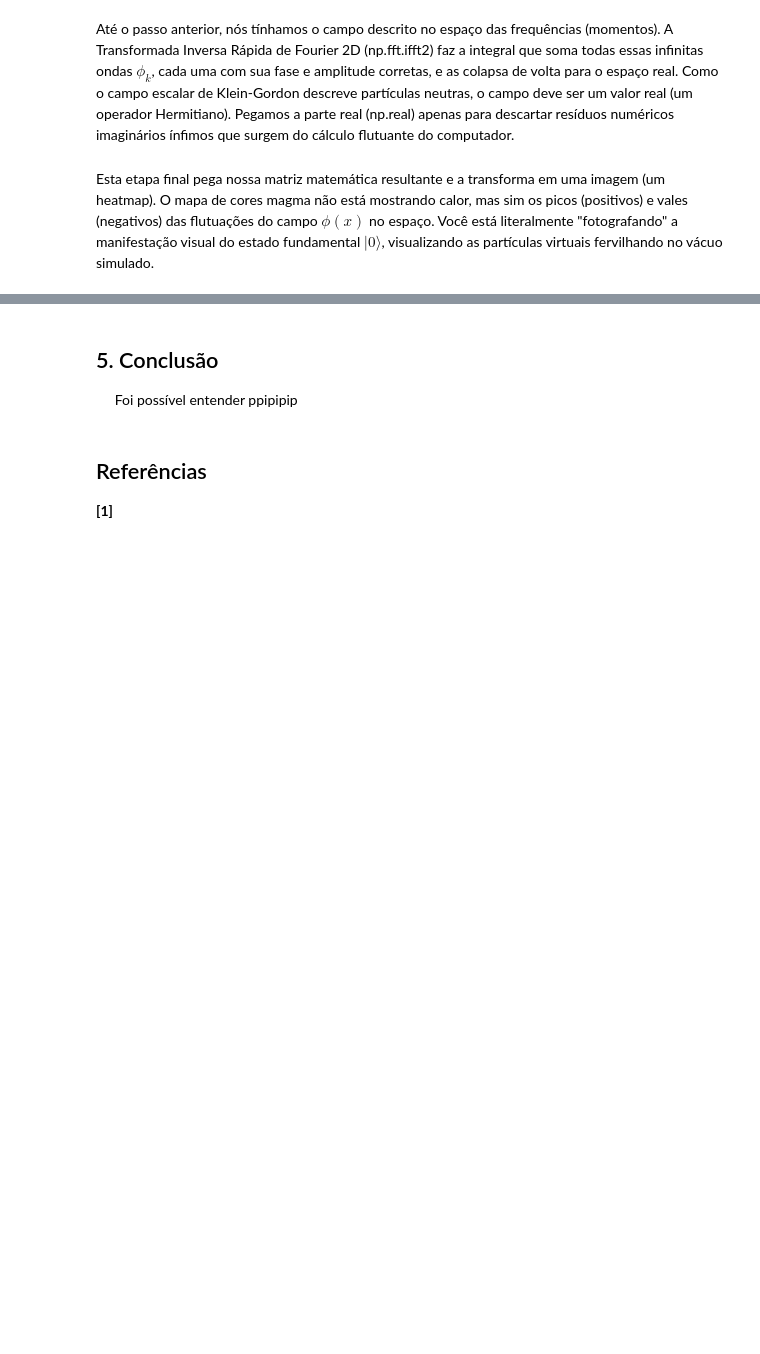
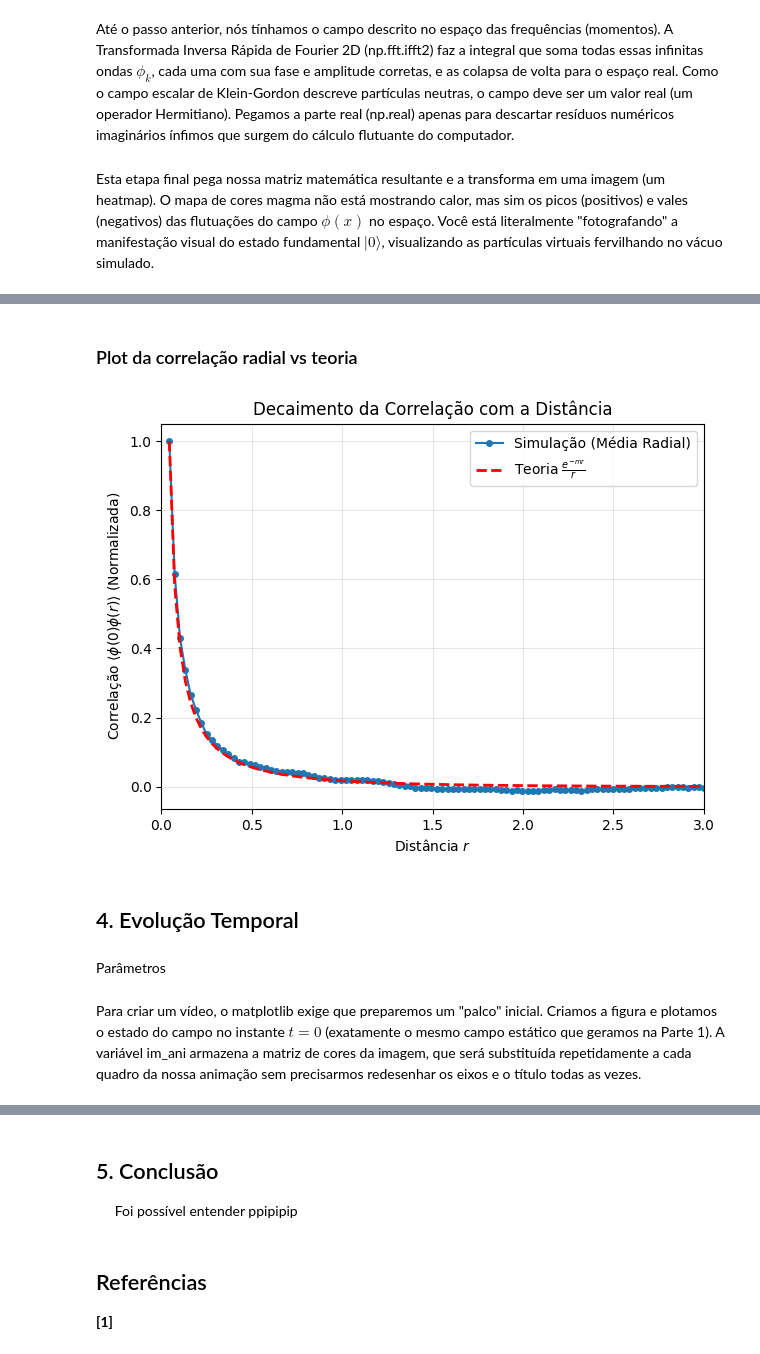
Before and after one commit to Wally-sson/pys, a Jupyter notebook: Flutuação do Vácuo/Flutuação de Vácuo.ipynb, the cells around one changed output, grey strips where cells are left out. Drawn from its saved outputs; the diff is of its cells as text; code cells hidden in the pictures; blank space fills up the shorter version.

```diff
--- a/Flutuação do Vácuo/Flutuação de Vácuo.ipynb
+++ b/Flutuação do Vácuo/Flutuação de Vácuo.ipynb
@@ -405,0 +172,51 @@ plt.show()
+# %% [markdown]
+### Plot da correlação radial vs teoria
+# %%
+# --- Construção da média radial ---
+x = np.arange(-N//2, N//2) * (L/N)
+y = np.arange(-N//2, N//2) * (L/N)
+XX, YY = np.meshgrid(x, y)
+R = np.sqrt(XX**2 + YY**2)
+
+R_flat = R.flatten()
+autocorr_flat = autocorr_2d.flatten()
+
+bins = np.linspace(0, L/2, int(N/3))
+bin_centers = 0.5 * (bins[1:] + bins[:-1])
+radial_corr = np.zeros_like(bin_centers)
+
+for i in range(len(bin_centers)):
+    mask = (R_flat >= bins[i]) & (R_flat < bins[i+1])
+    if np.any(mask):
+        radial_corr[i] = np.mean(autocorr_flat[mask])
+
+# --- Normalização ---
+r_valido = bin_centers[1:]
+corr_sim = radial_corr[1:]
+corr_sim = corr_sim / corr_sim[0]
+
+# --- Curva teórica ---
+corr_teorica = np.exp(-m*r_valido)/r_valido
+corr_teorica = corr_teorica / corr_teorica[0]
+
+# --- Plot ---
+plt.figure(figsize=(7, 5))
+
+plt.plot(r_valido, corr_sim, 'o-', label='Simulação (Média Radial)', markersize=4)
+plt.plot(r_valido, corr_teorica, 'r--', label=r'Teoria $\frac{e^{-mr}}{r}$', linewidth=2)
+
+plt.title('Decaimento da Correlação com a Distância')
+plt.xlabel('Distância $r$')
+plt.ylabel(r'Correlação $\langle \phi(0)\phi(r) \rangle$ (Normalizada)')
+plt.xlim(0, 3.0)
+
+plt.legend()
+plt.grid(True, alpha=0.3)
+
+plt.show()
+# %% [output]
+[figure, added]
+# %% [markdown]
+## 4. Evolução Temporal
+# %% [markdown]
+Parâmetros
@@ -405,0 +230,2 @@ plt.show()
+# %% [markdown]
+Para criar um vídeo, o matplotlib exige que preparemos um "palco" inicial. Criamos a figura e plotamos o estado do campo no instante $t=0$ (exatamente o mesmo campo estático que geramos na Parte 1). A variável im_ani armazena a matriz de cores da imagem, que será substituída repetidamente a cada quadro da nossa animação sem precisarmos redesenhar os eixos e o título todas as vezes.
```
Also changed, not shown: parts of 23 cells of this notebook, 1 other file.
